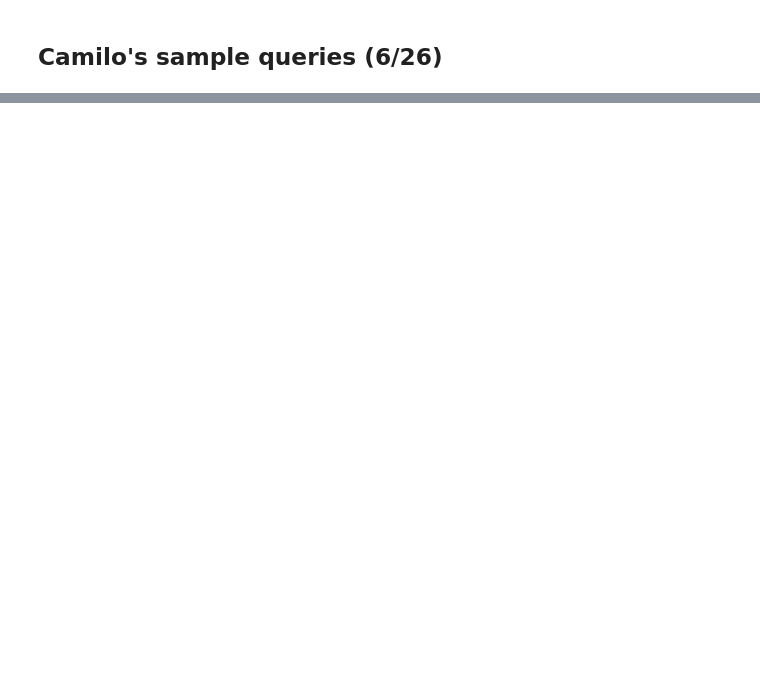
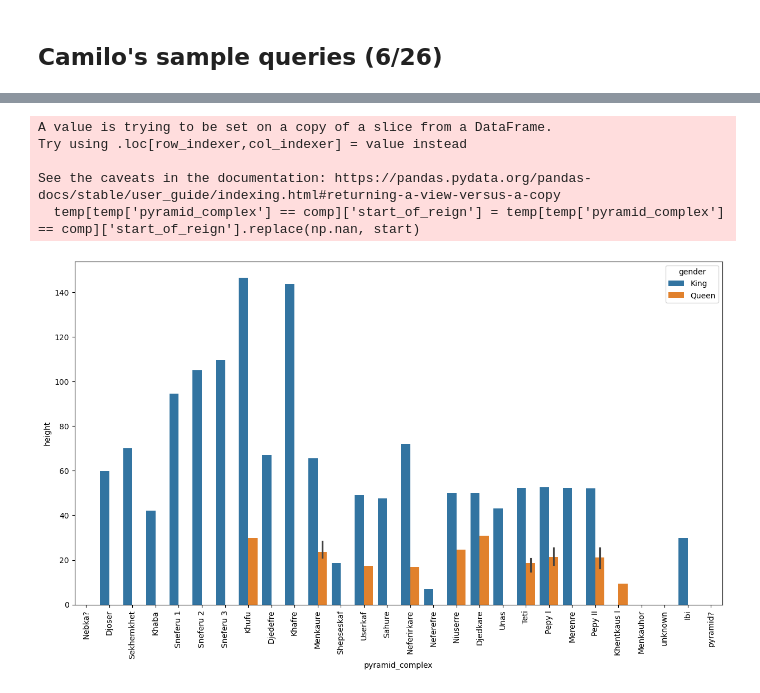
Before and after one commit to brown-ccv/egyptology-viz, a Jupyter notebook: Notebooks/exploration.ipynb, the cells around one changed output, grey strips where cells are left out. Cells and saved outputs as stored; diff of their text form; code cells hidden in the pictures; blank space fills up the shorter version.

```diff
--- a/Notebooks/exploration.ipynb
+++ b/Notebooks/exploration.ipynb
@@ -65,0 +144,39 @@ queen_data.value_counts()
+# %%
+# Attempting to recreate George's suggested visualization (picture on my phone)
+
+# Trying to fill 'start_of_reign' fully so that sorts work correctly
+# TODO: Add this functionality to the cleanup script
+unique_comp = complexes['pyramid_complex'].unique()
+temp = df
+
+for comp in unique_comp:
+    start = temp[temp['pyramid_complex'] == comp]['start_of_reign'].max()
+    temp[temp['pyramid_complex'] == comp]['start_of_reign'] = temp[temp['pyramid_complex'] == comp]['start_of_reign'].replace(np.nan, start)
+
+temp.loc[temp['pyramid_complex'] == 'Sneferu 3', 'start_of_reign'] = 2574   # This had to be done to get it in the correct order (value was missing)
+temp.sort_values(by='start_of_reign', ascending=False, inplace=True)
+
+# Getting the height column to be numeric
+def average_of_two(val):
+    if isinstance(val, int) or isinstance(val, float) or pd.isna(val): return val
+
+    if ',' in val: return 72    # Temporary: Deals with that one weird value
+
+    nums = val.split('-')
+    if len(nums) == 1: return float(nums[0])
+    return (float(nums[0]) + float(nums[1])) / 2
+
+temp['height'] = temp['height'].map(average_of_two).astype(float)
+
+# Trying to get the graph working
+tl = temp[['pyramid_complex', 'start_of_reign', 'end_of_reign', 'length_of_reign', 'height', 'gender']]
+plt.figure(figsize=(15,8))
+plot = sns.barplot(x='pyramid_complex', y='height', data=tl, hue='gender') # ...this definitely isn't (The x value is at least one issue)
+plot.tick_params(axis='x', rotation=90)
+# %% [output]
+A value is trying to be set on a copy of a slice from a DataFrame.
+Try using .loc[row_indexer,col_indexer] = value instead
+
+See the caveats in the documentation: https://pandas.pydata.org/pandas-docs/stable/user_guide/indexing.html#returning-a-view-versus-a-copy
+  temp[temp['pyramid_complex'] == comp]['start_of_reign'] = temp[temp['pyramid_complex'] == comp]['start_of_reign'].replace(np.nan, start)
+[figure, added]
```
Also changed, not shown: parts of 10 cells of this notebook.
